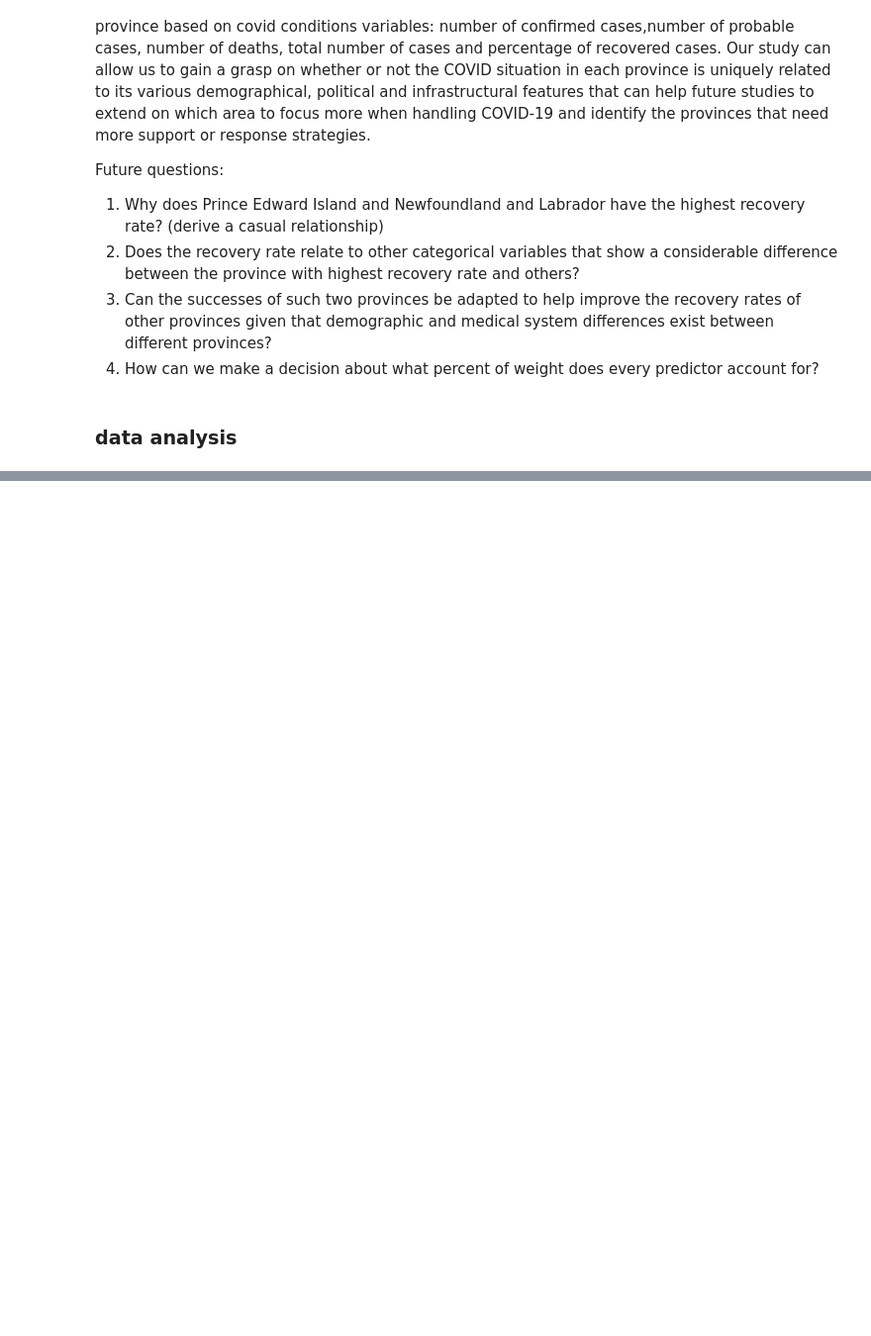
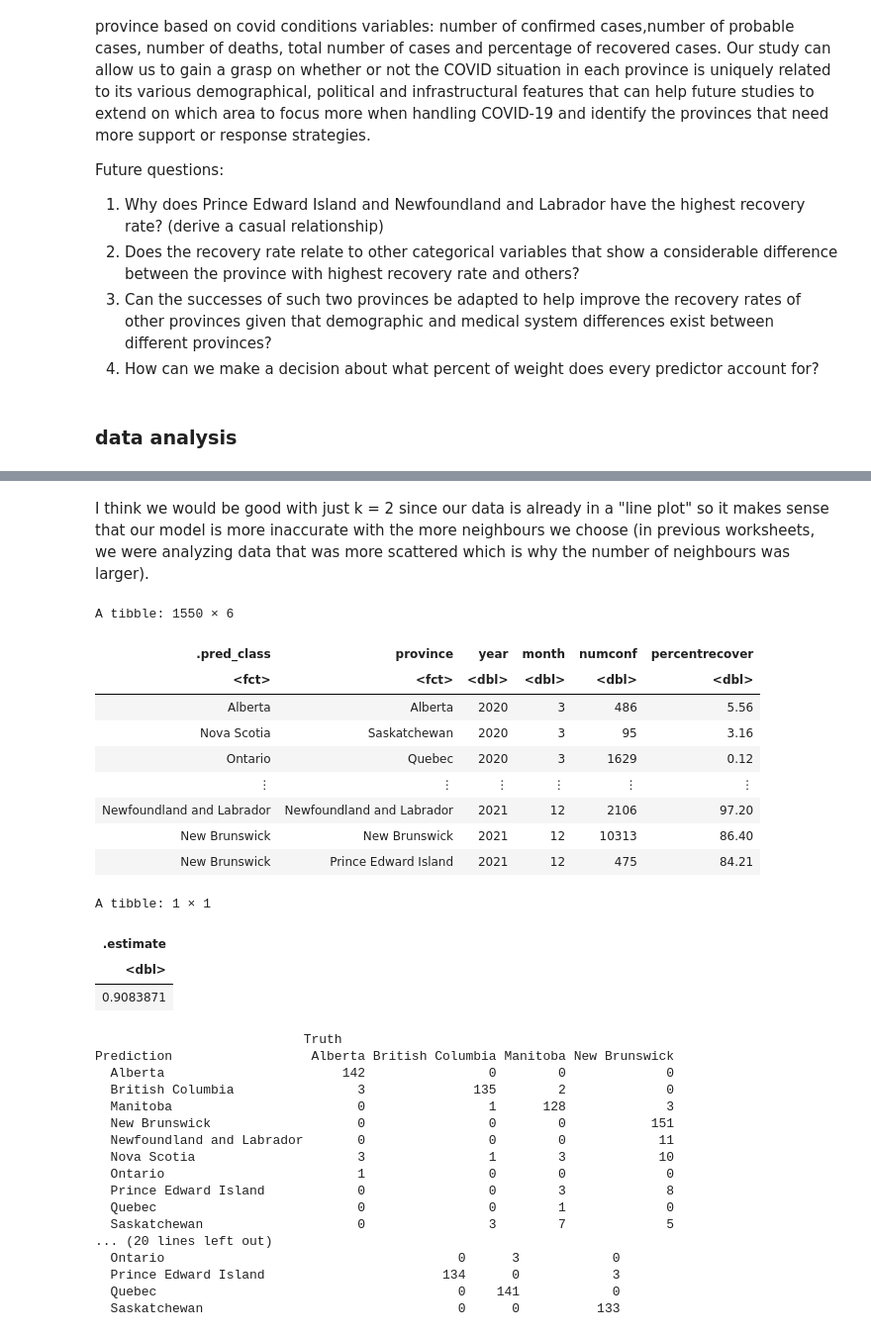
Before and after one commit to mikcblue7/dsci-100-project-group2, a Jupyter notebook: Group-2-Proposal.ipynb, the cells around one changed output, grey strips where cells are left out. Shown at 99% size. Saved outputs shown, nothing was run; the diff lists cells and outputs as text; code cells hidden in the pictures; blank space fills up the shorter version.

```diff
--- a/Group-2-Proposal.ipynb
+++ b/Group-2-Proposal.ipynb
@@ -400,0 +326,66 @@ Test?
+# %% [markdown]
+I think we would be good with just k = 2 since our data is already in a "line plot" so it makes sense that our model is more inaccurate with the more neighbours we choose (in previous worksheets, we were analyzing data that was more scattered which is why the number of neighbours was larger).
+# %%
+# Choosing the best k based on accuracy plot
+best_k <- 2
+
+# Model specification
+covid_spec <- nearest_neighbor(weight_func= "rectangular", neighbors= best_k) |>
+    set_engine("kknn") |>
+    set_mode("classification")
+
+# Combine model specification and recipe in a workflow and build the classifier
+covid_fit <- workflow() |>
+    add_recipe(covid_recipe) |>
+    add_model(covid_spec) |>
+    fit(data= covid_train)
+
+# Predict province using test data
+class_prediction <- covid_fit |>
+    predict(covid_test) |>
+    bind_cols(covid_test)
+class_prediction
+
+# Compute the accuracy
+classifier_accuracy <- class_prediction |>
+    metrics(truth= province, estimate= .pred_class) |>
+    filter(.metric == "accuracy") |>
+    select(.estimate)
+classifier_accuracy
+
+# Confusion matrix
+confusion_matrix <- class_prediction |>
+    conf_mat(truth= province, estimate= .pred_class)
+confusion_matrix
+# %% [output]
+A tibble: 1550 × 6
+| .pred_class | province | year | month | numconf | percentrecover |
+| <fct> | <fct> | <dbl> | <dbl> | <dbl> | <dbl> |
+| Alberta | Alberta | 2020 | 3 | 486 | 5.56 |
+| Nova Scotia | Saskatchewan | 2020 | 3 | 95 | 3.16 |
+| Ontario | Quebec | 2020 | 3 | 1629 | 0.12 |
+| ⋮ | ⋮ | ⋮ | ⋮ | ⋮ | ⋮ |
+| Newfoundland and Labrador | Newfoundland and Labrador | 2021 | 12 | 2106 | 97.20 |
+| New Brunswick | New Brunswick | 2021 | 12 | 10313 | 86.40 |
+| New Brunswick | Prince Edward Island | 2021 | 12 | 475 | 84.21 |
+A tibble: 1 × 1
+| .estimate |
+| <dbl> |
+| 0.9083871 |
+                           Truth
+Prediction                  Alberta British Columbia Manitoba New Brunswick
+  Alberta                       142                0        0             0
+  British Columbia                3              135        2             0
+  Manitoba                        0                1      128             3
+  New Brunswick                   0                0        0           151
+  Newfoundland and Labrador       0                0        0            11
+  Nova Scotia                     3                1        3            10
+  Ontario                         1                0        0             0
+  Prince Edward Island            0                0        3             8
+  Quebec                          0                0        1             0
+  Saskatchewan                    0                3        7             5
+... (20 lines left out)
+  Ontario                                      0      3            0
+  Prince Edward Island                       134      0            3
+  Quebec                                       0    141            0
+  Saskatchewan                                 0      0          133
```
Also changed, not shown: parts of 7 cells of this notebook.
